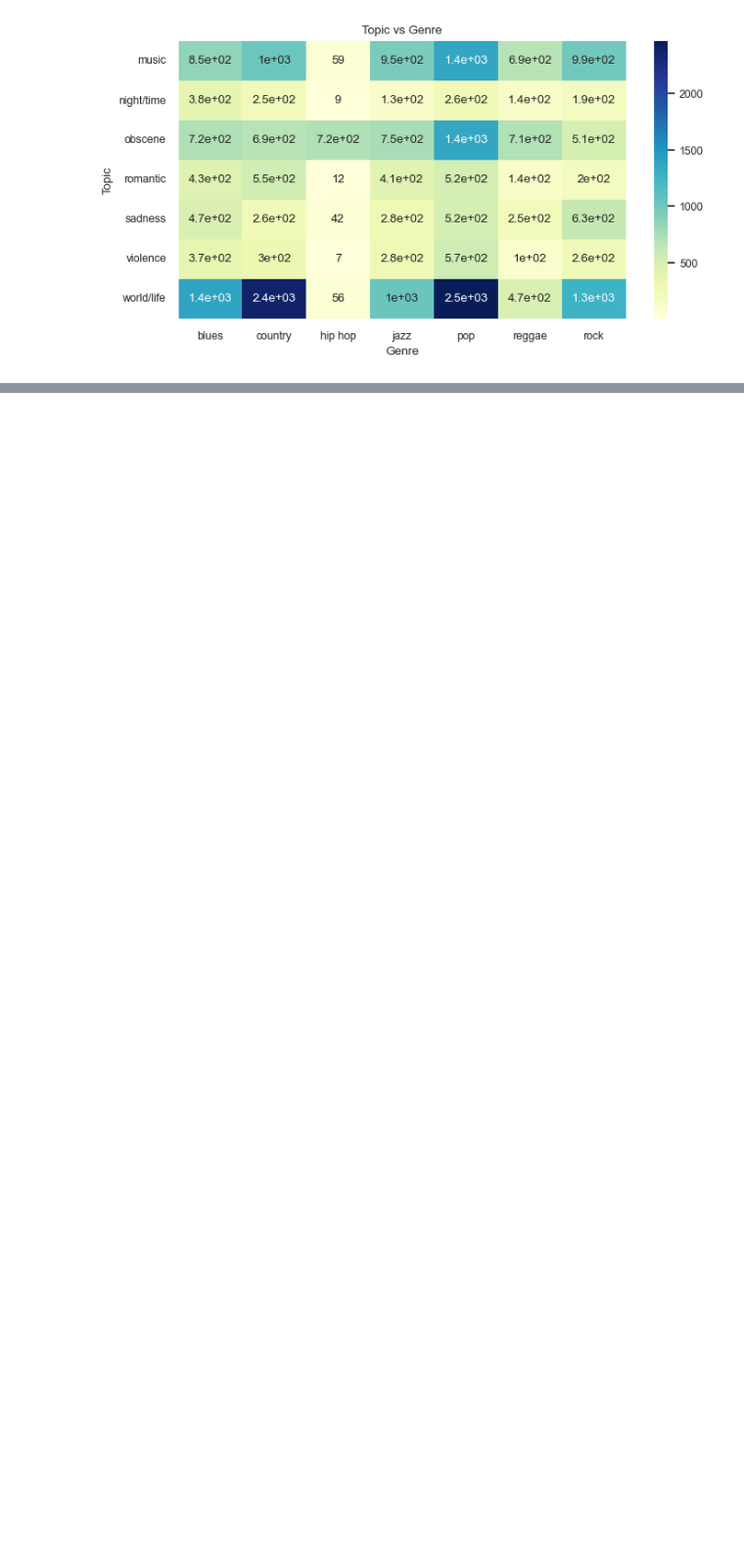
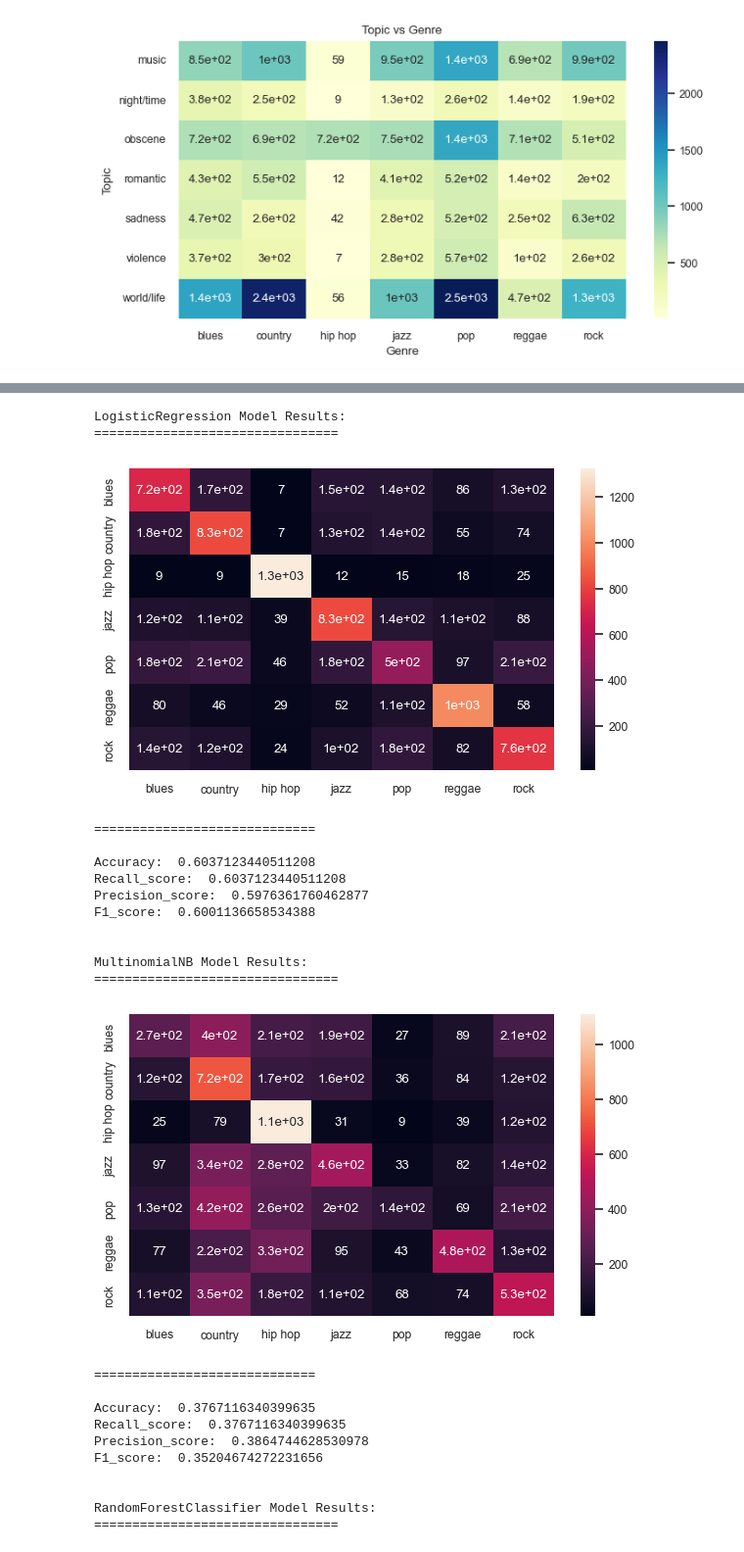
Before and after one commit to indium4arsenid/14hinum, a Jupyter notebook: Topic2_NLP/text_classification_topic_model(1).ipynb, the cells around one changed output, grey strips where cells are left out. Shown at 98% size. Cells and saved outputs as stored; diff of their text form; code cells hidden in the pictures; blank space fills up the shorter version.

```diff
--- a/Topic2_NLP/text_classification_topic_model(1).ipynb
+++ b/Topic2_NLP/text_classification_topic_model(1).ipynb
@@ -1349,0 +1408,2 @@ plt.show()
+# %%
+data['lyrics'] = data['text'] + " " + data['topic'] + " " + dataset['topic_keywords']
@@ -1349,0 +1416,3 @@ plt.show()
+# %%
+# using features_extraction function extract text input n_gram features
+X = features_extraction(data['lyrics'])
@@ -1349,0 +1421,4 @@ plt.show()
+# %%
+from imblearn.over_sampling import SMOTE
+oversample = SMOTE()
+X, y = oversample.fit_resample(X, data['en_genre'])
@@ -1349,0 +1431,41 @@ plt.show()
+# %%
+# using split_data function split text dataset into train and test
+X_train, X_test, y_train, y_test = split_data(X, y)
+# %%
+x_size = 7
+y_size = 4
+# iterate over model dictionary
+for name, model in models_list.items():
+  print("\n")
+  print(name, "Model Results:")
+  print("================================\n")
+  # call train_test_ml_models function
+  # to train model and generate predictions on test data
+  y_pred = train_test_ml_models(model, X_train, X_test, y_train)
+  # call function model_evaluation to evaluate models performance
+  model_evaluation(model, y_test, y_pred, le, x_size, y_size)
+# %% [output]
+LogisticRegression Model Results:
+================================
+[figure, added]
+=============================
+
+Accuracy:  0.6037123440511208
+Recall_score:  0.6037123440511208
+Precision_score:  0.5976361760462877
+F1_score:  0.6001136658534388
+
+
+MultinomialNB Model Results:
+================================
+[figure, added]
+=============================
+
+Accuracy:  0.3767116340399635
+Recall_score:  0.3767116340399635
+Precision_score:  0.3864744628530978
+F1_score:  0.35204674272231656
+
+
+RandomForestClassifier Model Results:
+================================
```
Also changed, not shown: parts of 27 cells of this notebook.
